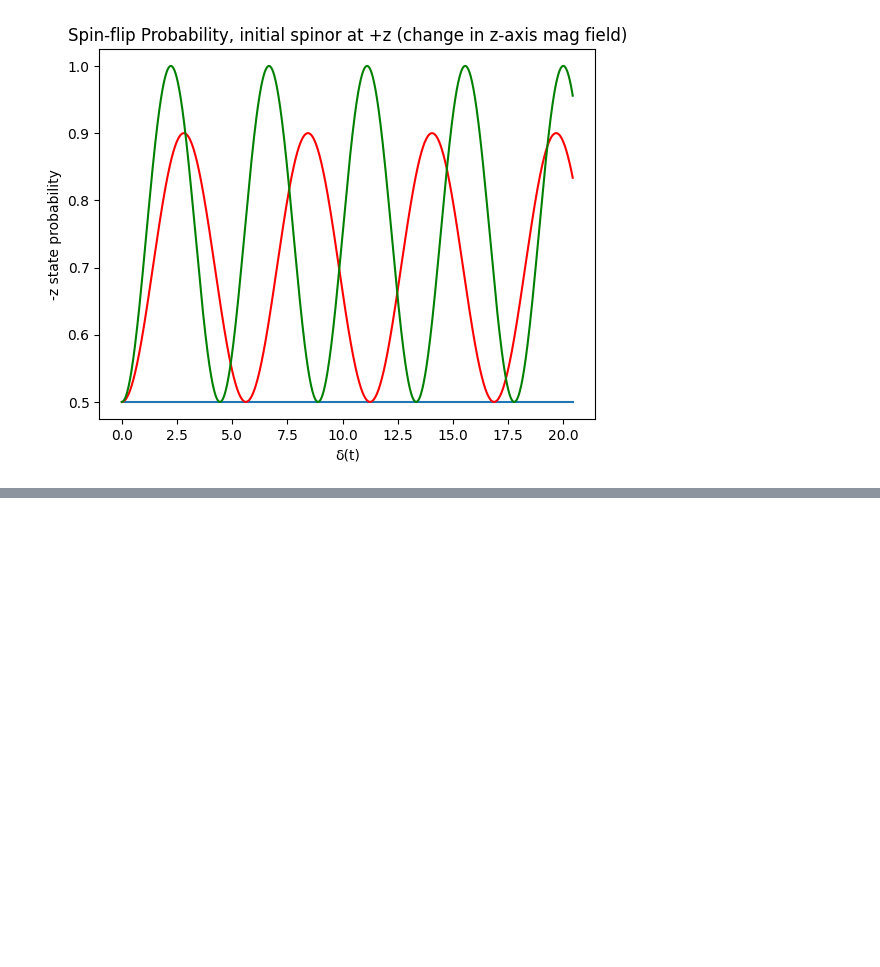
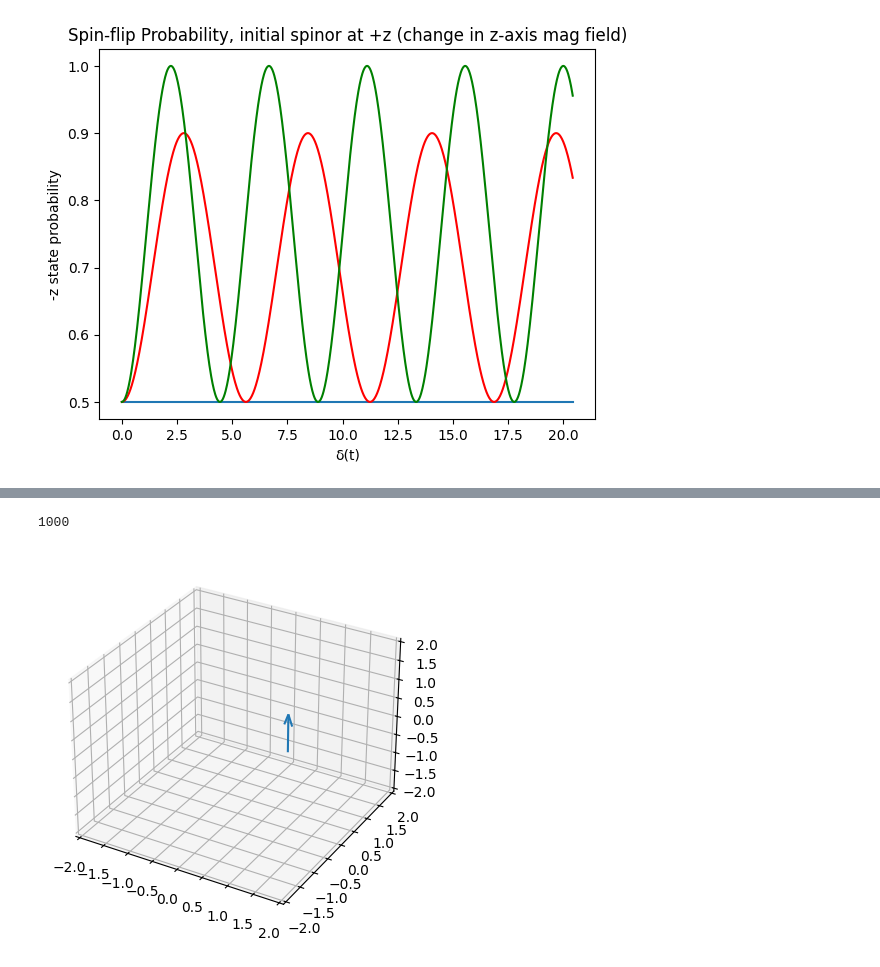
Before and after one commit to zanevc5555/physics-applets, a Jupyter notebook: SpinEnsembles.ipynb, the cells around one changed output, grey strips where cells are left out. Cells and saved outputs as stored; diff of their text form; code cells hidden in the pictures; blank space fills up the shorter version.

```diff
--- a/SpinEnsembles.ipynb
+++ b/SpinEnsembles.ipynb
@@ -507,0 +580,37 @@ plt.show()
+# %%
+t.size
+# %% [output]
+1000
+# %%
+
+import numpy as np
+import matplotlib.pyplot as plt
+from mpl_toolkits.mplot3d import Axes3D
+from matplotlib.animation import FuncAnimation
+
+fig, ax = plt.subplots(subplot_kw=dict(projection="3d"))
+
+def get_arrow(theta):
+    x = np.cos(theta)
+    y = np.sin(theta)
+    z = 0
+    u = np.sin(2*theta)
+    v = np.sin(3*theta)
+    w = np.cos(3*theta)
+    return x,y,z,u,v,w
+
+quiver = ax.quiver(*get_arrow(0))
+
+ax.set_xlim(-2, 2)
+ax.set_ylim(-2, 2)
+ax.set_zlim(-2, 2)
+
+def update(theta):
+    global quiver
+    quiver.remove()
+    quiver = ax.quiver(*get_arrow(theta))
+
+ani = FuncAnimation(fig, update, frames=np.linspace(0,2*np.pi,200), interval=50)
+plt.show()
+# %% [output]
+[figure, added]
```
Also changed, not shown: parts of 4 cells of this notebook, 2 other files.
